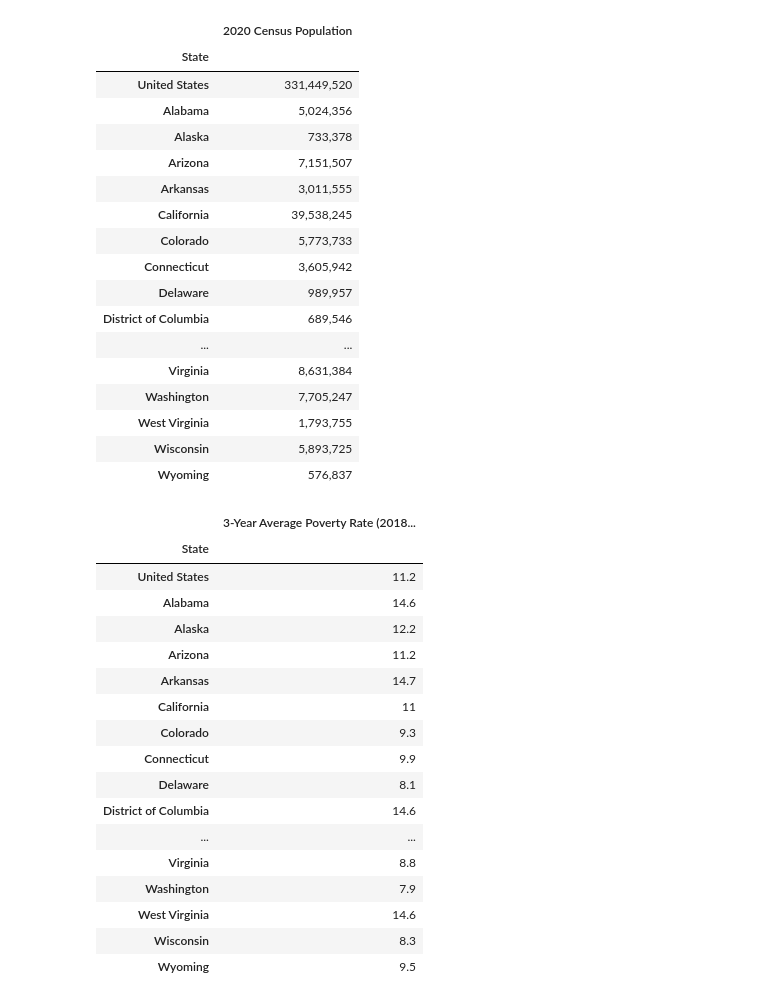
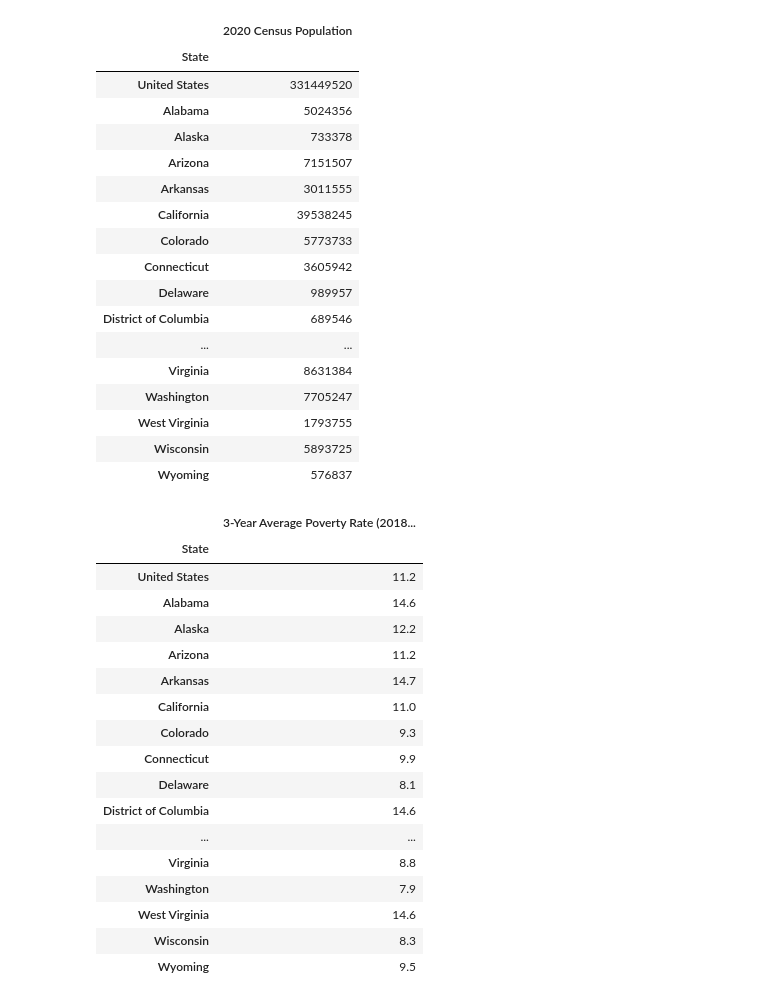
Before and after one commit to uchicago-2023-capp30122/30122-project-cappy-funding, a Jupyter notebook: clean_notebook.ipynb, the cells around one changed output. Saved outputs shown, nothing was run; the diff lists cells and outputs as text; code cells hidden in the pictures.

```diff
--- a/clean_notebook.ipynb
+++ b/clean_notebook.ipynb
@@ -96,37 +100,44 @@ df
 # %%
 pop_df = pd.read_csv("us_census_population.csv")
 pop_df = pop_df.iloc[:,0:2]
 pop_df.columns = ["State", "2020 Census Population"]
 pop_df['State'] = pop_df['State'].str.strip()
 pop_df = pop_df[pop_df["State"].isin(STATE_NAMES_WITH_UNITED_STATES)]
+
+pop_df["2020 Census Population"] = pop_df["2020 Census Population"].str.replace(',','')
+pop_df["2020 Census Population"] = pop_df["2020 Census Population"].astype(int)
+
 pop_df.set_index("State", inplace=True)
 
 pop_df
 # %% [output]
 |  | 2020 Census Population |
 | State |  |
-| United States | 331,449,520 |
-| Alabama | 5,024,356 |
-| Alaska | 733,378 |
-| Arizona | 7,151,507 |
-| Arkansas | 3,011,555 |
-| California | 39,538,245 |
-| Colorado | 5,773,733 |
-| Connecticut | 3,605,942 |
-| Delaware | 989,957 |
-| District of Columbia | 689,546 |
+| United States | 331449520 |
+| Alabama | 5024356 |
+| Alaska | 733378 |
+| Arizona | 7151507 |
+| Arkansas | 3011555 |
+| California | 39538245 |
+| Colorado | 5773733 |
+| Connecticut | 3605942 |
+| Delaware | 989957 |
+| District of Columbia | 689546 |
 | ... | ... |
-| Virginia | 8,631,384 |
-| Washington | 7,705,247 |
-| West Virginia | 1,793,755 |
-| Wisconsin | 5,893,725 |
-| Wyoming | 576,837 |
+| Virginia | 8631384 |
+| Washington | 7705247 |
+| West Virginia | 1793755 |
+| Wisconsin | 5893725 |
+| Wyoming | 576837 |
 # %%
 poverty_df = pd.read_csv("us_poverty_by_state.csv")
 poverty_df = poverty_df.iloc[:,0:2]
 poverty_df.columns = ["State", "3-Year Average Poverty Rate (2018-2020)"]
 poverty_df['State'] = poverty_df['State'].str.strip()
 poverty_df = poverty_df[poverty_df["State"].isin(STATE_NAMES_WITH_UNITED_STATES)]
+
+poverty_df["3-Year Average Poverty Rate (2018-2020)"] = poverty_df["3-Year Average Poverty Rate (2018-2020)"].astype(float)
+
 poverty_df.set_index("State", inplace=True)
 
 poverty_df
@@ -138,7 +149,7 @@ poverty_df
 | Alaska | 12.2 |
 | Arizona | 11.2 |
 | Arkansas | 14.7 |
-| California | 11 |
+| California | 11.0 |
 | Colorado | 9.3 |
 | Connecticut | 9.9 |
 | Delaware | 8.1 |
```
Also changed, not shown: parts of 2 cells of this notebook.
